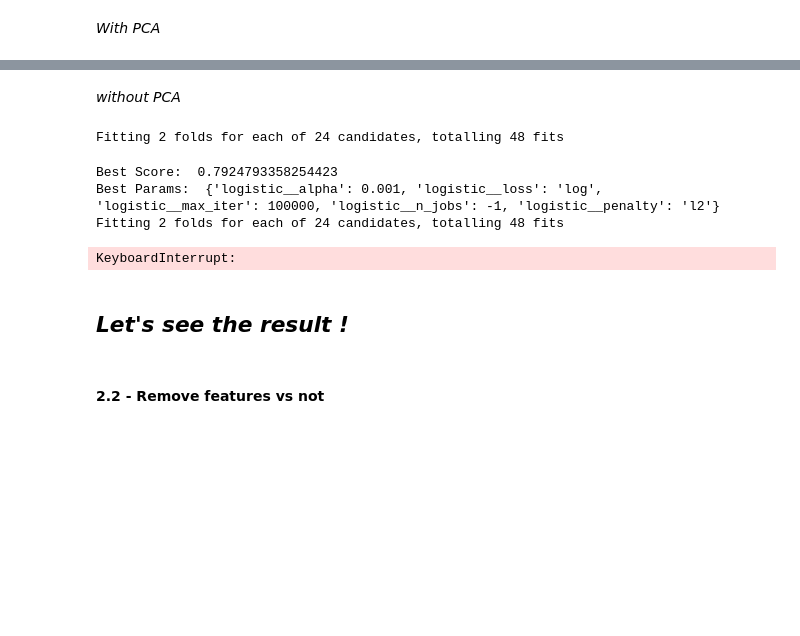
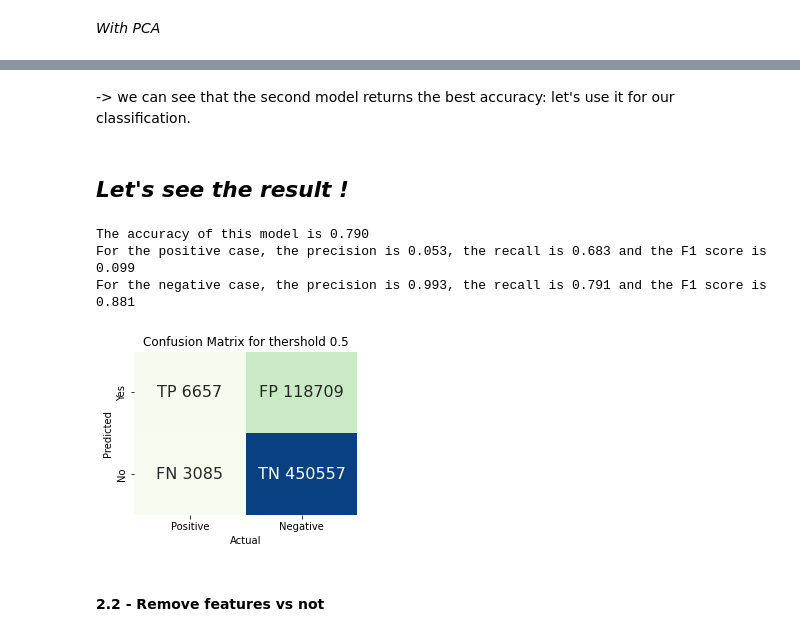
Before and after one commit to epfl-ada/ada-2021-project-avada-kedavra, a Jupyter notebook: classification.ipynb, the cells around one changed output, grey strips where cells are left out. Drawn from its saved outputs; the diff is of its cells as text; code cells hidden in the pictures; blank space fills up the shorter version.

```diff
--- a/classification.ipynb
+++ b/classification.ipynb
@@ -283,64 +361,30 @@ Fitting 2 folds for each of 2 candidates, totalling 4 fits
-# %% [markdown]
-*without PCA*
-# %%
-#declaration of a pipe flow
-pipe = Pipeline([('std_slc', StandardScaler()),
-
-                ('logistic',LogisticRegression())])
-
-
-# pipe flow is :
-# PCA(Dimension reduction to two) -> Scaling the data -> SDGClassifier
-
-
-#different parameters for hypertunning
-
-penalty = ['l2']
-solver=['lbfgs']
-max_iter=[10000, 100000]
-C = [0.001, 0.1, 1, 10, 100, 1000]
-
-
-# make lists of different parameters to check
-param_grid = dict(logistic__penalty=penalty,
-logistic__C=C,logistic__solver=solver,logistic__max_iter=max_iter)
-
-
-#loop to follow the progress
-for i in tqdm(range(20), desc = 'tqdm() Progress Bar'):
-    time.sleep(0.5)
-
-    # initialize
-    grid = GridSearchCV(pipe, param_grid=param_grid, scoring='roc_auc', verbose=1, n_jobs=-1, cv = 2)
-
-    #fit
-    grid_result = grid.fit(train_features, train_label)
-
-    #print score and params of the best model
-    print('Best Score: ', grid_result.best_score_)
-    print('Best Params: ', grid_result.best_params_)
-# %% [output]
-Fitting 2 folds for each of 24 candidates, totalling 48 fits
-Best Score:  0.7924793358254423
-Best Params:  {'logistic__alpha': 0.001, 'logistic__loss': 'log', 'logistic__max_iter': 100000, 'logistic__n_jobs': -1, 'logistic__penalty': 'l2'}
-Fitting 2 folds for each of 24 candidates, totalling 48 fits
-KeyboardInterrupt:
+# %% [markdown]
+-> we can see that the second model returns the best accuracy: let's use it for our classification.
 # %% [markdown]
 ## *Let's see the result !*
 # %%
-prediction_proba=clf_sdg.predict_proba(test_features)
-confusion_matrix_05_sdg = compute_confusion_matrix(test_label, prediction_proba, 0.5)
+logistic=LogisticRegression(solver ='lbfgs', penalty = 'l2', C=0.1, max_iter=1000)
+logistic.fit(train_scaled, y_smote)
+
+prediction_proba=logistic.predict_proba(test_scaled)
+
+#construct the confusion matrix
+confusion_matrix_05_model = compute_confusion_matrix(y_test, prediction_proba, 0.5)
+
 plt.figure(figsize = (4,3))
-ax = plot_confusion_matrix(confusion_matrix_05_sdg)
+ax = plot_confusion_matrix(confusion_matrix_05_model)
 
 #setting axis
 plt.xlabel('Actual')
 plt.ylabel('Predicted')
 ax.set(title = 'Confusion Matrix for thershold 0.5')
 
-
-accuracy (confusion_matrix_05_sdg)
-
-features_imp(clf_sdg.feature_names_in_, clf_sdg.coef_[0])
+#get the accuracy of the model
+accuracy (confusion_matrix_05_model)
+# %% [output]
+The accuracy of this model is 0.790
+For the positive case, the precision is 0.053, the recall is 0.683 and the F1 score is 0.099
+For the negative case, the precision is 0.993, the recall is 0.791 and the F1 score is 0.881
+[figure, added]
 # %% [markdown]
 #### 2.2 - Remove features vs not
```
Also changed, not shown: parts of 54 cells of this notebook.
